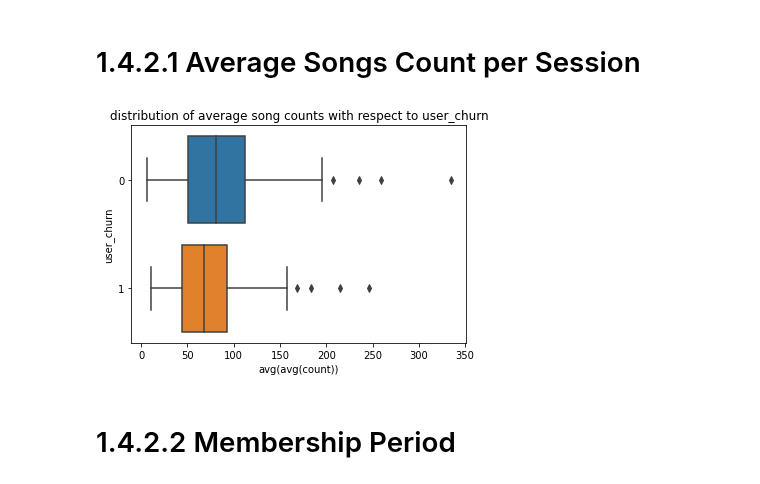
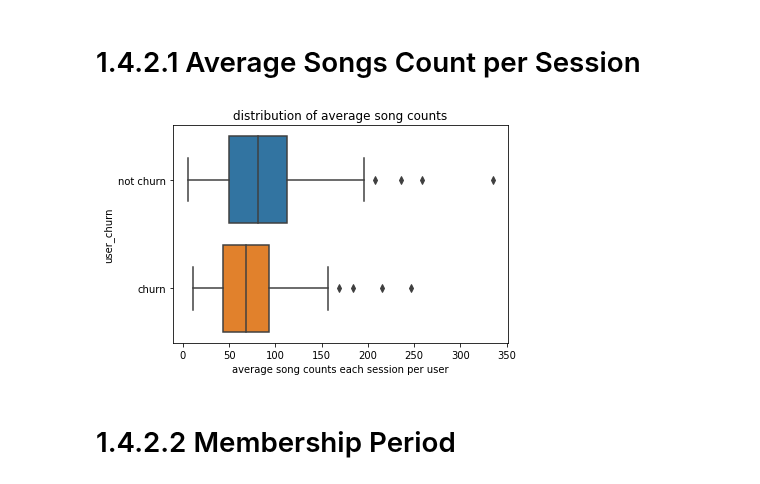
Before and after one commit to yatfungleung/Sparkify-User-Churn-Prediction, a Jupyter notebook: 1_data_cleaning.ipynb, the cells around one changed output. Drawn from its saved outputs; the diff is of its cells as text; code cells hidden in the pictures.

```diff
--- a/1_data_cleaning.ipynb
+++ b/1_data_cleaning.ipynb
@@ -541,21 +544,21 @@ plt.show()
 # %%
 # average songs count per session distribution
 
 df_avgsong_pd = df.groupby(['user_churn', 'userId', 'sessionId']).count()\
     .groupby(['user_churn', 'userId']).agg({'count': 'avg'})\
         .groupby(['user_churn','userId']).agg({'avg(count)':'mean'}).toPandas()
 
 # display in boxplot
 
+sns.boxplot(data=df_avgsong_pd, y='user_churn', x='avg(avg(count))', orient='h')
+
 plt.xlabel('average song counts each session per user')
 plt.ylabel('user_churn')
-plt.title('distribution of average song counts with respect to user_churn')
-
-sns.boxplot(data=df_avgsong_pd, y='user_churn', x='avg(avg(count))', orient='h')
-
+plt.yticks([0, 1], ['not churn', 'churn'])
+plt.title('distribution of average song counts')
 plt.show()
 # %% [output]
-[figure, old version]
+[figure, new version]
 # %%
 # users having higher average songs counts tend to not churn
 # however the results are not significant
```
Also changed, not shown: parts of 3 cells of this notebook.
